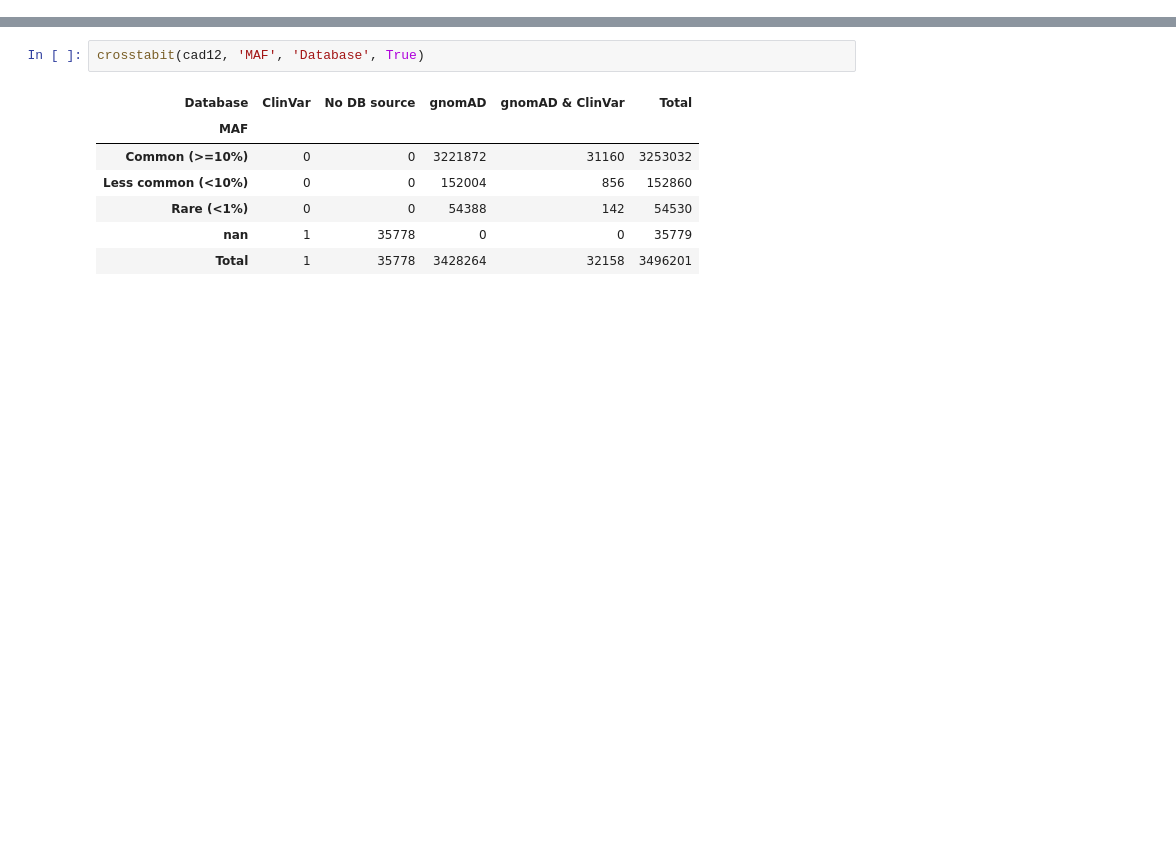
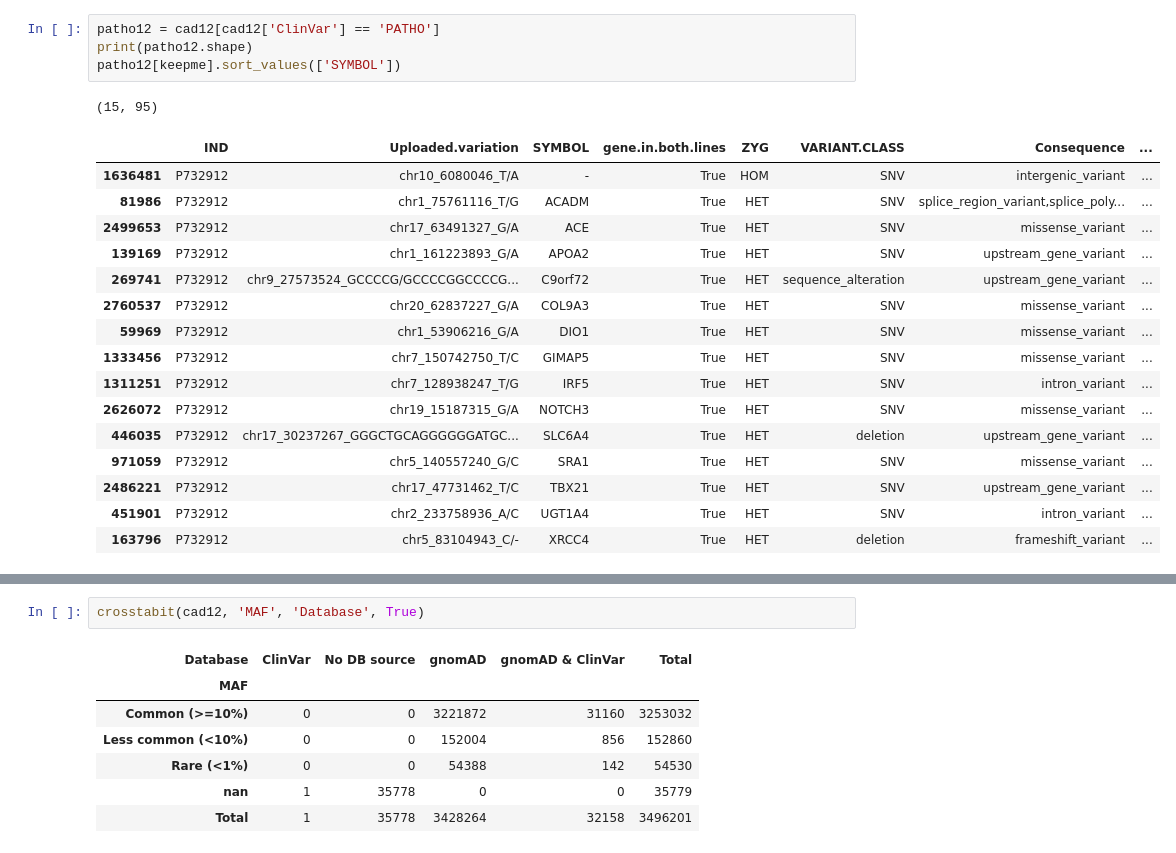
Before and after one commit to Mfpfox/WGS, a Jupyter notebook: 5-annotation/3-interpret/4-final-Interactive-1.ipynb, the cells around one changed output, grey strips where cells are left out. Cells and saved outputs as stored; diff of their text form; blank space fills up the shorter version.

```diff
--- a/5-annotation/3-interpret/4-final-Interactive-1.ipynb
+++ b/5-annotation/3-interpret/4-final-Interactive-1.ipynb
@@ -250,0 +471,22 @@ cad63.to_csv('4-cad63-snv-indel-3701014.csv', index=False)
+# %%
+patho12 = cad12[cad12['ClinVar'] == 'PATHO']
+print(patho12.shape)
+patho12[keepme].sort_values(['SYMBOL'])
+# %% [output]
+(15, 95)
+|  | IND | Uploaded.variation | SYMBOL | gene.in.both.lines | ZYG | VARIANT.CLASS | Consequence | ... |
+| 1636481 | P732912 | chr10_6080046_T/A | - | True | HOM | SNV | intergenic_variant | ... |
+| 81986 | P732912 | chr1_75761116_T/G | ACADM | True | HET | SNV | splice_region_variant,splice_poly... | ... |
+| 2499653 | P732912 | chr17_63491327_G/A | ACE | True | HET | SNV | missense_variant | ... |
+| 139169 | P732912 | chr1_161223893_G/A | APOA2 | True | HET | SNV | upstream_gene_variant | ... |
+| 269741 | P732912 | chr9_27573524_GCCCCG/GCCCCGGCCCCG... | C9orf72 | True | HET | sequence_alteration | upstream_gene_variant | ... |
+| 2760537 | P732912 | chr20_62837227_G/A | COL9A3 | True | HET | SNV | missense_variant | ... |
+| 59969 | P732912 | chr1_53906216_G/A | DIO1 | True | HET | SNV | missense_variant | ... |
+| 1333456 | P732912 | chr7_150742750_T/C | GIMAP5 | True | HET | SNV | missense_variant | ... |
+| 1311251 | P732912 | chr7_128938247_T/G | IRF5 | True | HET | SNV | intron_variant | ... |
+| 2626072 | P732912 | chr19_15187315_G/A | NOTCH3 | True | HET | SNV | missense_variant | ... |
+| 446035 | P732912 | chr17_30237267_GGGCTGCAGGGGGGATGC... | SLC6A4 | True | HET | deletion | upstream_gene_variant | ... |
+| 971059 | P732912 | chr5_140557240_G/C | SRA1 | True | HET | SNV | missense_variant | ... |
+| 2486221 | P732912 | chr17_47731462_T/C | TBX21 | True | HET | SNV | upstream_gene_variant | ... |
+| 451901 | P732912 | chr2_233758936_A/C | UGT1A4 | True | HET | SNV | intron_variant | ... |
+| 163796 | P732912 | chr5_83104943_C/- | XRCC4 | True | HET | deletion | frameshift_variant | ... |
```
Also changed, not shown: parts of 95 cells of this notebook, 51 other files.
